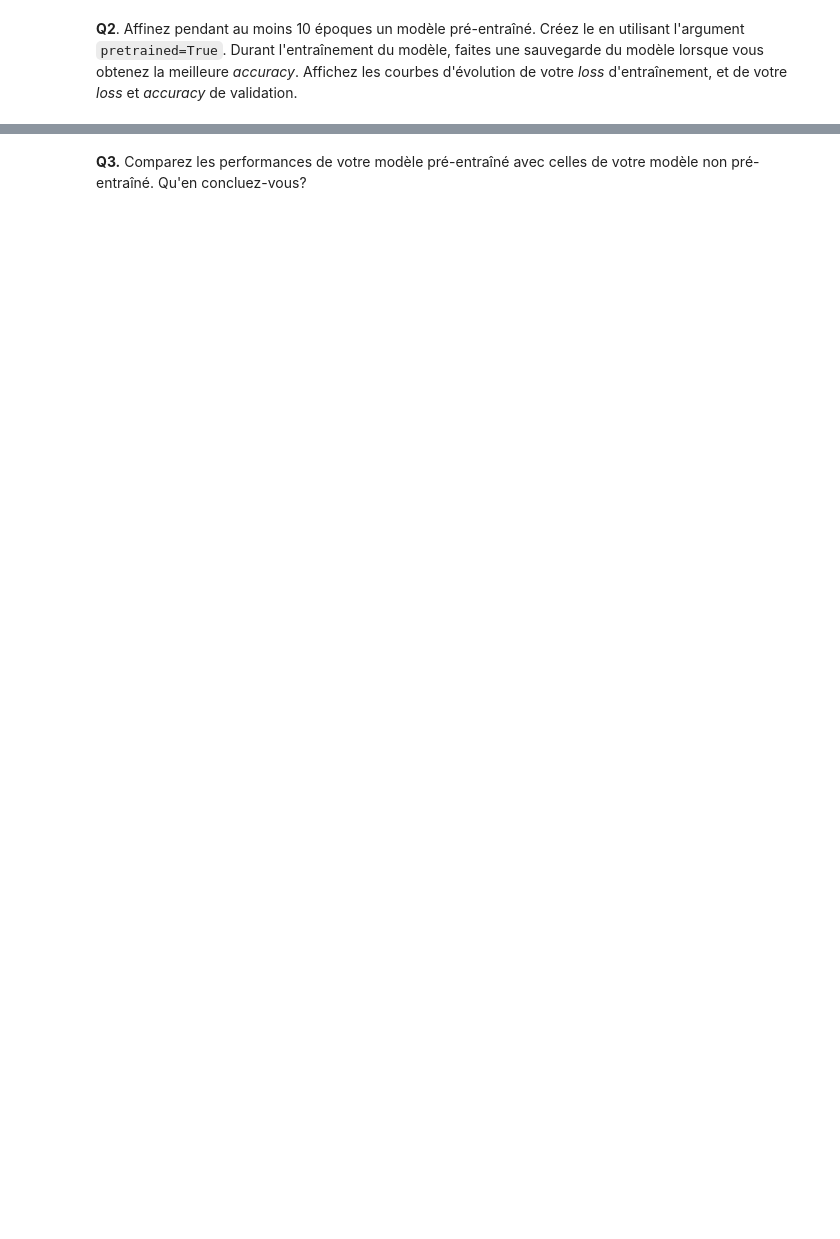
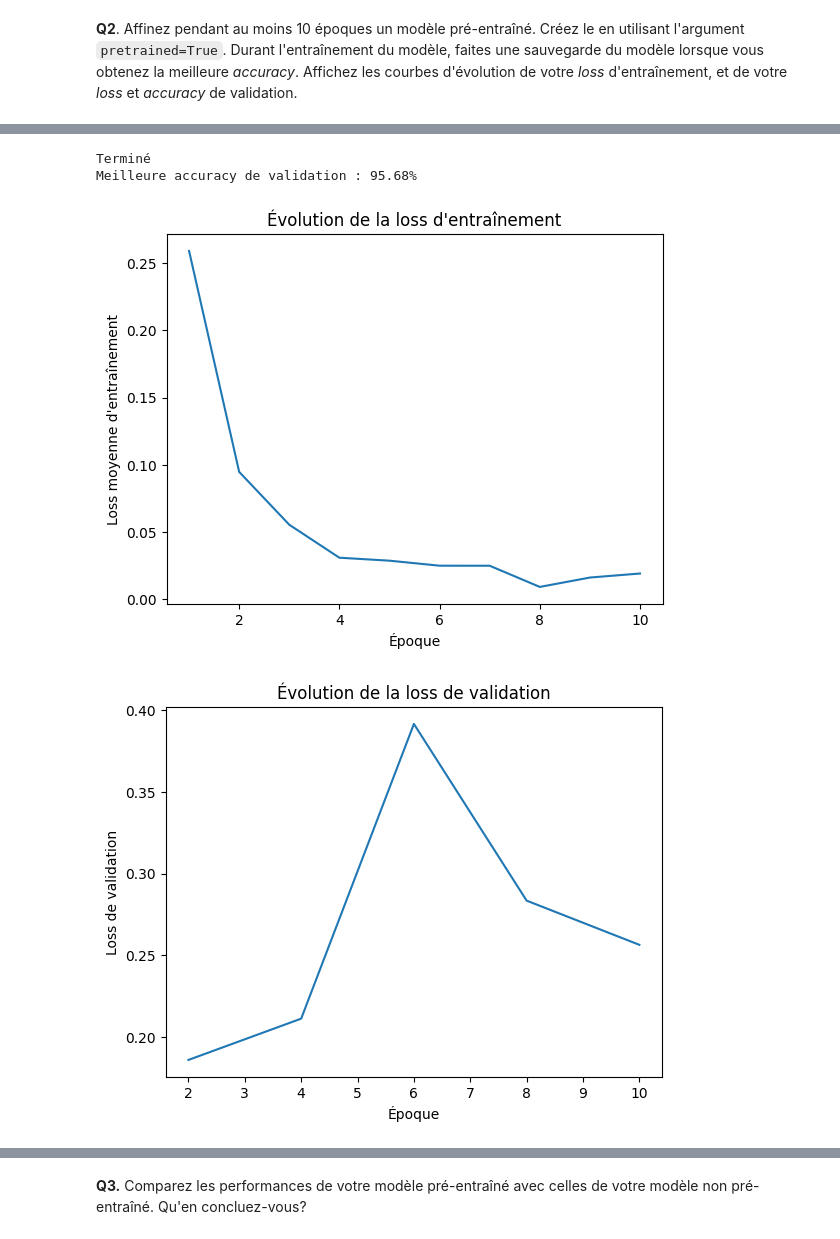
Before and after one commit to slima5/GBM8770, a Jupyter notebook: TP2/tp2_seance2.ipynb, the cells around one changed output, grey strips where cells are left out. Saved outputs shown, nothing was run; the diff lists cells and outputs as text; code cells hidden in the pictures; blank space fills up the shorter version.

```diff
--- a/TP2/tp2_seance2.ipynb
+++ b/TP2/tp2_seance2.ipynb
@@ -65,2 +287,57 @@ N.B.: Pour cette question, vous n'avez pas besoin de faire une validation à cha
 # %% [markdown]
 **Q2**. Affinez pendant au moins 10 époques un modèle pré-entraîné. Créez le en utilisant l'argument `pretrained=True`. Durant l'entraînement du modèle, faites une sauvegarde du modèle lorsque vous obtenez la meilleure _accuracy_. Affichez les courbes d'évolution de votre _loss_ d'entraînement, et de votre _loss_ et _accuracy_ de validation.
+# %%
+#On réutilise la même structure de code de l'entraînement précédent
+#L'autre modèle est déjà entraîné. On a les résultats. On peut réutiliser les mêmes noms, variables...
+
+loss_train = []
+loss_validation = []
+accuracy_validation = []
+epoques_validation = []
+
+meilleure_accuracy = 0
+
+model, optimizer = get_model_and_optimizer(pretrained=True)
+
+for epoch in range(10):
+
+    # Entraînement
+    losses = train_epoch(model, train_loader, optimizer)  #retourne une liste de losses
+    loss_train.append(np.mean(losses))  #On veut comparer à chaque époque, pas à chaque batch
+
+
+    # Validation à chaque 2 époques
+    if (epoch + 1) % 2 == 0:
+        loss_val, accuracy_val = validate(model, val_loader)
+
+        loss_validation.append(loss_val)
+        accuracy_validation.append(accuracy_val)
+        epoques_validation.append(epoch + 1)
+
+        # Sauvegarder le meilleur modèle lorsque meilleure accuracy atteinte
+        if accuracy_val > meilleure_accuracy:
+            meilleure_accuracy = accuracy_val
+            #Enregistrement dans GoogleDrive car on travaille dans Colab
+            torch.save(model.state_dict(), dossier + "/meilleur_modele_pretrained.pt")
+
+print("Terminé")
+print(f"Meilleure accuracy de validation : {meilleure_accuracy:.2%}")
+
+plt.plot(range(1, 11), loss_train)
+plt.xlabel("Époque")
+plt.ylabel("Loss moyenne d'entraînement")
+plt.title("Évolution de la loss d'entraînement")
+plt.show()
+
+plt.plot(epoques_validation, loss_validation)
+plt.xlabel("Époque")
+plt.ylabel("Loss de validation")
+plt.title("Évolution de la loss de validation")
+plt.show()
+
+plt.plot(epoques_validation, accuracy_validation)
+plt.xlabel("Époque")
+plt.ylabel("Accuracy de validation")
+plt.title("Évolution de l'accuracy de validation")
+plt.show()
+# %% [output]
@@ -66,0 +345,4 @@ N.B.: Pour cette question, vous n'avez pas besoin de faire une validation à cha
+Terminé
+Meilleure accuracy de validation : 95.68%
+[figure, added]
+[figure, added]
```
Also changed, not shown: parts of 25 cells of this notebook.
